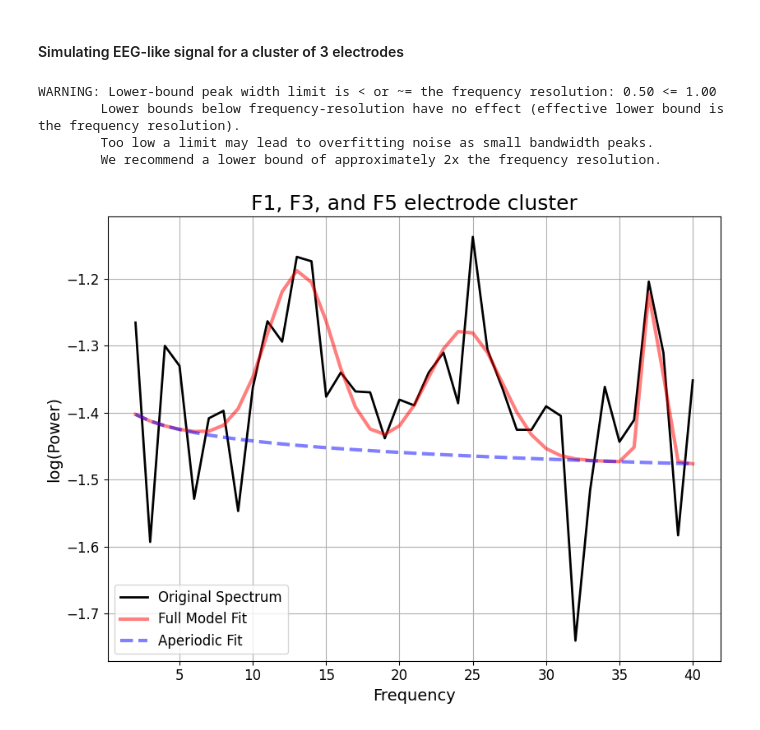
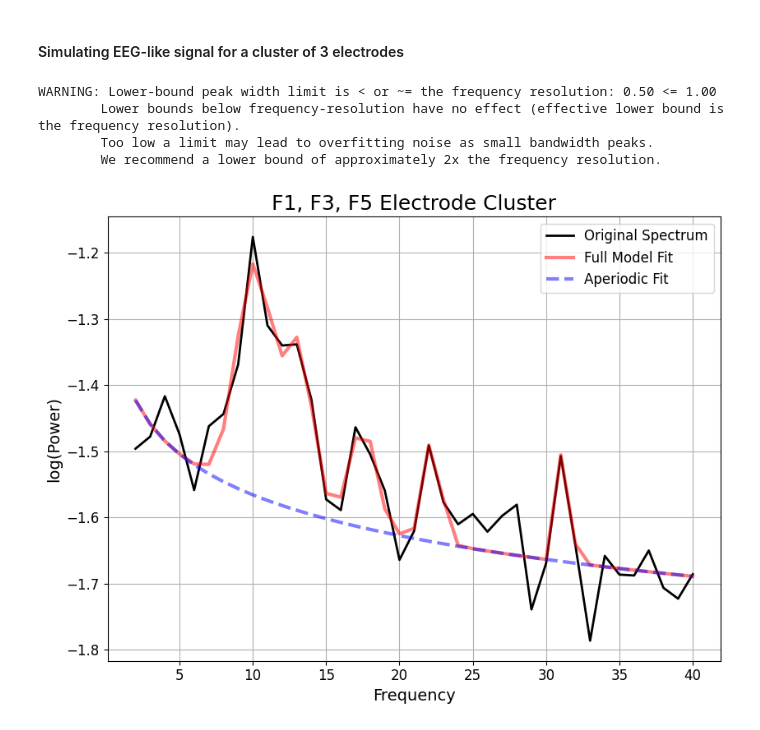
Before and after one commit to chloehooper18/DissertationSimulations, a Jupyter notebook: Simulations 1ppt/03Electrode_cluster_1ppt.ipynb, the cells around one changed output. Drawn from its saved outputs; the diff is of its cells as text; code cells hidden in the pictures.

```diff
--- a/Simulations 1ppt/03Electrode_cluster_1ppt.ipynb
+++ b/Simulations 1ppt/03Electrode_cluster_1ppt.ipynb
@@ -28,38 +28,42 @@ cz_signal = generate_cz_signal(seed=256, n_seconds=10, s_rate=250)
 # %%
 # Define correlations between Cz and specified electrodes
 corr_factors = {
     'F1': 0.6,
     'F3': 0.6,
-    'F5': 0.4}
+    'F5': 0.4
+}
 
-# Generate signals for each electrode
+electrodes = ['F1', 'F3', 'F5']
+
+# Generate signals
 electrode_signals = {}
 
 for ele, rho in corr_factors.items():
-        # scale noise to achieve desired correlation
-        sigma_source = np.std(cz_signal)
-        noise_std = np.sqrt((1 - rho**2) / rho**2) * sigma_source
-        noise = noise_std * np.random.randn(len(cz_signal))
-        electrode_signals[ele] = rho * cz_signal + noise
+    sigma_source = np.std(cz_signal)
+    noise_std = np.sqrt((1 - rho**2) / rho**2) * sigma_source
+    noise = noise_std * np.random.randn(len(cz_signal))
+    electrode_signals[ele] = rho * cz_signal + noise
 
-# Combine signals
-signals_combined = np.mean(
-    [electrode_signals['F1'],
-     electrode_signals['F3'],
-     electrode_signals['F5']],
-    axis=0)
+#Compute PSD for each electrode
+psds = []
 
-#Calculate power spectra
-freqs, powers = compute_spectrum_welch(sig, fs = 250)
+for ele in electrodes:
+    sig = electrode_signals[ele]
+    freqs, powers = compute_spectrum_welch(sig, fs=250)
+    psds.append(powers)
 
-#Plot Spectral model for the three electrode cluster
+#Average the three PSDs
+cluster_power = np.mean(psds, axis=0)
+
+#Fit ONE spectral model to cluster
 fm_cluster = SpectralModel()
 freq_range = [2, 40]
-fm_cluster.fit(freqs, powers, freq_range)
-fm_cluster.plot(title = "F1, F3, and F5 electrode cluster")
+
+fm_cluster.fit(freqs, cluster_power, freq_range)
+fm_cluster.plot(title="F1, F3, F5 Electrode Cluster")
 # %% [output]
 WARNING: Lower-bound peak width limit is < or ~= the frequency resolution: 0.50 <= 1.00
         Lower bounds below frequency-resolution have no effect (effective lower bound is the frequency resolution).
         Too low a limit may lead to overfitting noise as small bandwidth peaks.
         We recommend a lower bound of approximately 2x the frequency resolution.
-[figure, old version]
+[figure, new version]
```
Also changed, not shown: 2 other files.
